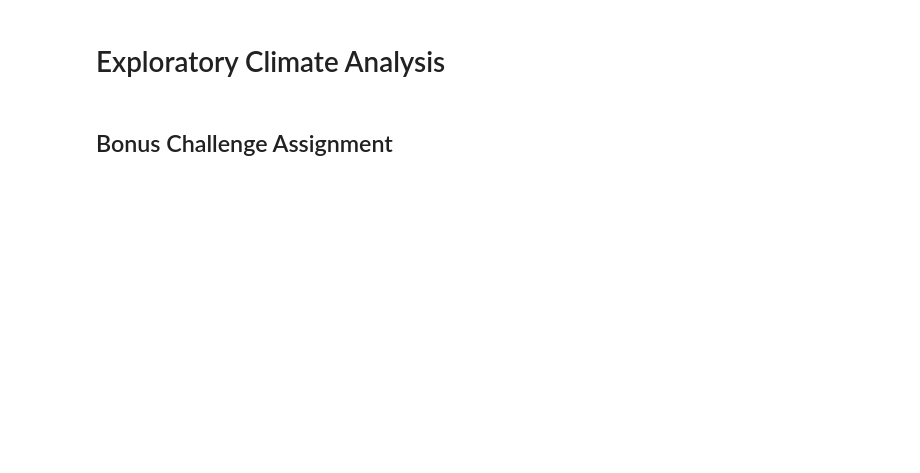
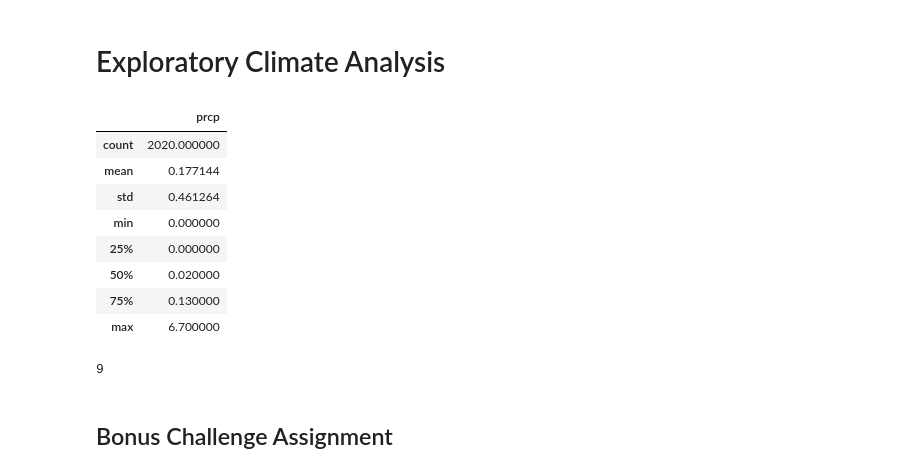
Before and after one commit to Rob397/sqlalchemy-challenge, a Jupyter notebook: climate_starter.ipynb, the cells around one changed output. Saved outputs shown, nothing was run; the diff lists cells and outputs as text; code cells hidden in the pictures; blank space fills up the shorter version.

```diff
--- a/climate_starter.ipynb
+++ b/climate_starter.ipynb
@@ -107,7 +177,23 @@ for row in session.query(measurement, measurement.prcp).limit(5).all():
 # %%
-# Use Pandas to calcualte the summary statistics for the precipitation data
+# Use Pandas to calculate the summary statistics for the precipitation data
+
+df.describe()
+# %% [output]
+|  | prcp |
+| count | 2020.000000 |
+| mean | 0.177144 |
+| std | 0.461264 |
+| min | 0.000000 |
+| 25% | 0.000000 |
+| 50% | 0.020000 |
+| 75% | 0.130000 |
+| max | 6.700000 |
 # %%
 # Design a query to show how many stations are available in this dataset?
+stations = session.query(station).all()
+len(stations)
+# %% [output]
+9
 # %%
 # What are the most active stations? (i.e. what stations have the most rows)?
 # List the stations and the counts in descending order.
```
Also changed, not shown: parts of 7 cells of this notebook.
